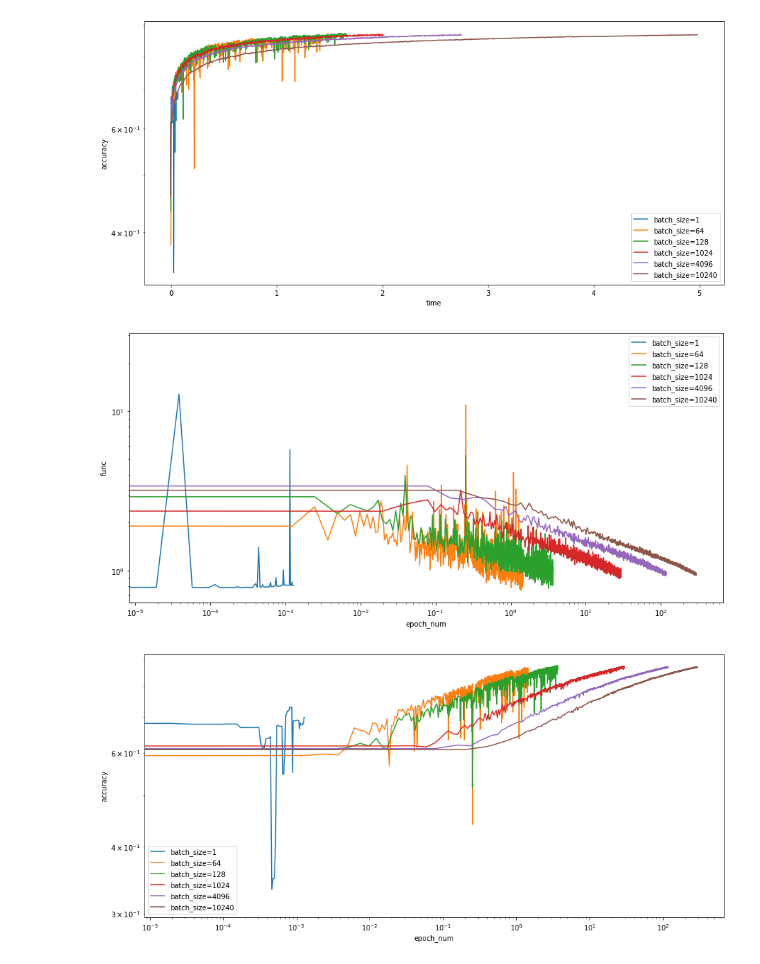
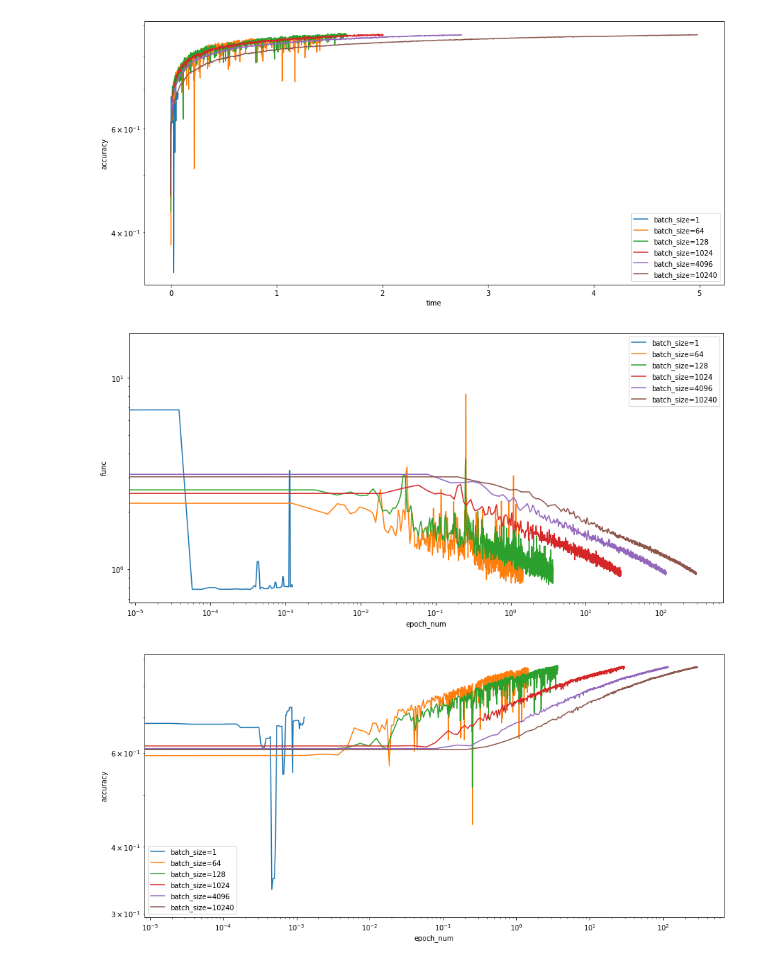
Before and after one commit to paniquex/ML_DS_practice, a Jupyter notebook: PRACTICUM/LAB_06/plots_generating.ipynb, the cells around one changed output. Cells and saved outputs as stored; diff of their text form; code cells hidden in the pictures.

```diff
--- a/PRACTICUM/LAB_06/plots_generating.ipynb
+++ b/PRACTICUM/LAB_06/plots_generating.ipynb
@@ -49,6 +49,7 @@ def dependence_line_plot(history_list, parameter_name,
                          smooth_size,
                          figsize=(10, 5),
                          semilogy=False,
+                         semilogx=False,
                          output_file_name='exp.pdf'):
 
     if dep_variable_name_x != 'iteration':
@@ -79,6 +80,8 @@ def dependence_line_plot(history_list, parameter_name,
                                        np.ones(smooth_size) / smooth_size, 'same')[smooth_size:-smooth_size])
     if semilogy:
         plt.semilogy()
+    if semilogx:
+        plt.semilogx()
 #     plt.xlim(None, np.mean(max_time_list) + 1)
 #     plt.ylim(0.82, 0.9)
     plt.legend(labels=[parameter_name + '=' + str(history[parameter_name]) for history in history_list],
@@ -306,20 +309,21 @@ dependence_line_plot([alpha_beta_bsize_logs[i] for i in [start_ind-4,
 # %%
 start_ind = 60 + 56 * 3 + 7 * 2
 dependence_line_plot([alpha_beta_bsize_logs[i] for i in [start_ind-4,
                                                          start_ind-3,
                                                          start_ind-2,
                                                          start_ind-1,
                                                          start_ind,
                                                          start_ind+1]],
                      parameter_name='batch_size',
-                     dep_variable_name_x='epoch_num', dep_variable_name_y='func', smooth_size=1,
+                     dep_variable_name_x='epoch_num', dep_variable_name_y='func', smooth_size=2,
                      semilogy=True,
+                     semilogx=True,
                      figsize=(15, 7),
                      output_file_name='./graphs/exp3_func_SGD_bs_epoch_num_alpha=1_beta=0,01.pdf')
 plt.semilogx()
 plt.savefig('./graphs/exp2_func_SGD_bs_epoch_num_alpha=5_beta=0,01.pdf')
 # %% [output]
-[figure, old version]
+[figure, new version]
 # %%
 start_ind = 60 + 56 * 3 + 7 * 2
 dependence_line_plot([alpha_beta_bsize_logs[i] for i in [start_ind-4,
```
Also changed, not shown: parts of 20 cells of this notebook, 1 other file.
